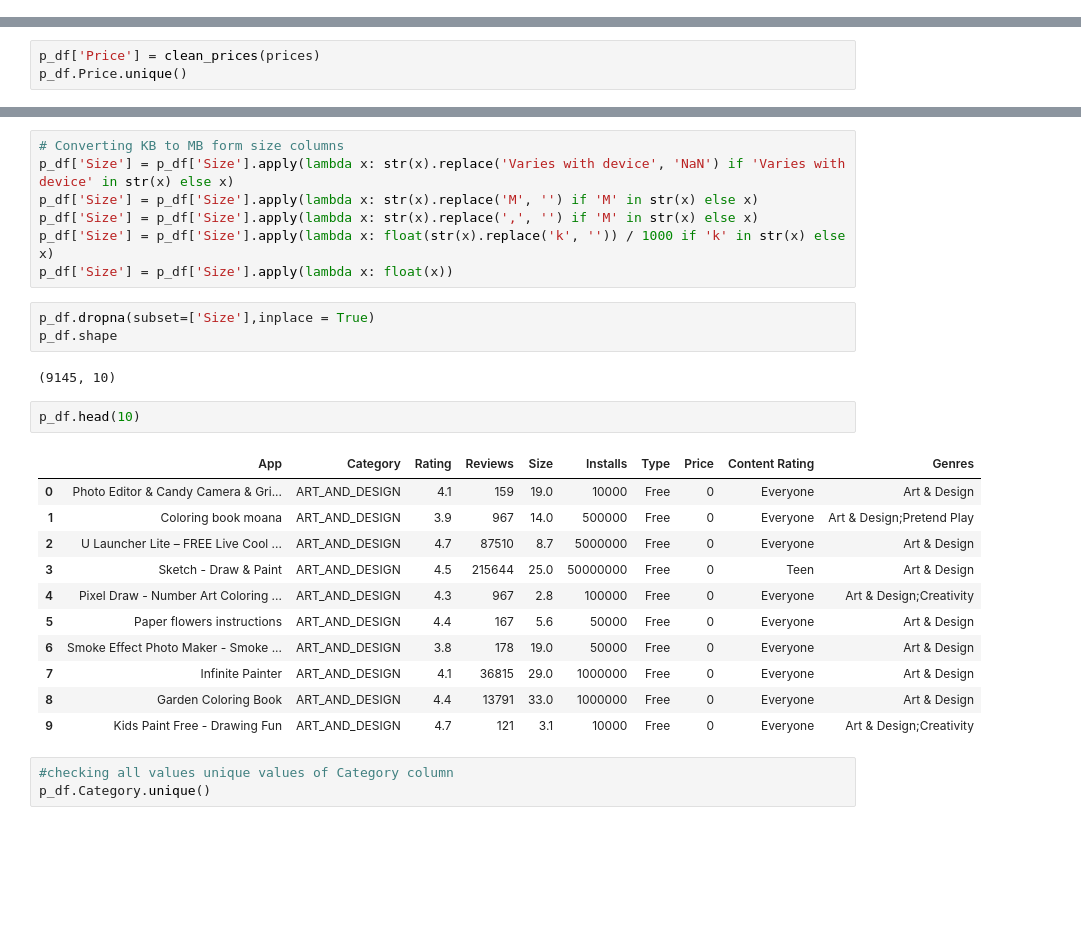
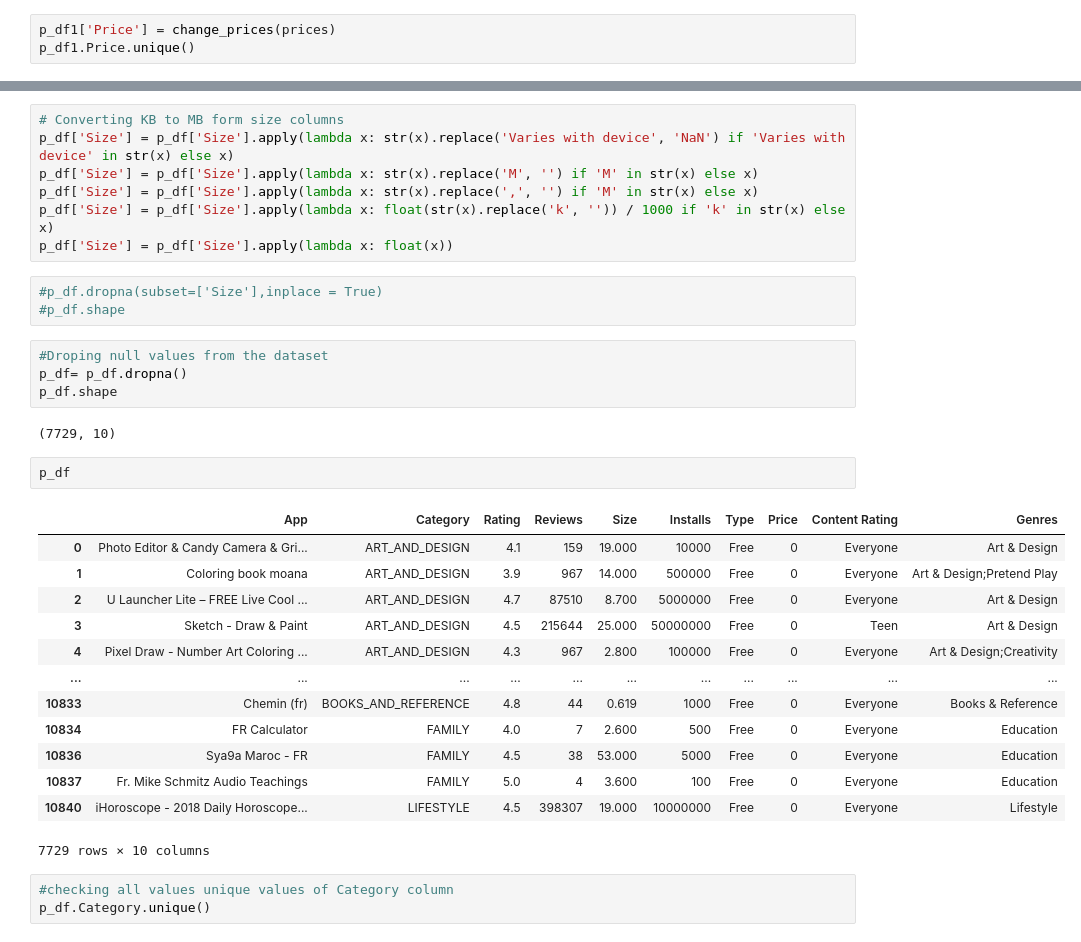
Before and after one commit to PatilTruptiU/EDA-PROJECT---Play-store-Analysis-, a Jupyter notebook: play_store_data_and_user_reviews_analysis_EDA_.ipynb, the cells around one changed output, grey strips where cells are left out. Saved outputs shown, nothing was run; the diff lists cells and outputs as text; blank space fills up the shorter version.

```diff
--- a/play_store_data_and_user_reviews_analysis_EDA_.ipynb
+++ b/play_store_data_and_user_reviews_analysis_EDA_.ipynb
@@ -182,0 +222,3 @@ p_df1.dropna()
+# %%
+p_df1['Price'] = change_prices(prices)
+p_df1.Price.unique()
@@ -203,3 +246,0 @@ def clean_prices(prices_list):
-# %%
-p_df['Price'] = clean_prices(prices)
-p_df.Price.unique()
@@ -229,24 +252,30 @@ p_df['Size'] = p_df['Size'].apply(lambda x: str(x).replace(',', '') if 'M' in st
 p_df['Size'] = p_df['Size'].apply(lambda x: float(str(x).replace('k', '')) / 1000 if 'k' in str(x) else x)
 p_df['Size'] = p_df['Size'].apply(lambda x: float(x))
 # %%
-p_df.dropna(subset=['Size'],inplace = True)
-p_df.shape
+#p_df.dropna(subset=['Size'],inplace = True)
+#p_df.shape
-# %% [output]
-(9145, 10)
+# %%
+#Droping null values from the dataset
+p_df= p_df.dropna()
+p_df.shape
+# %% [output]
+(7729, 10)
 # %%
-p_df.head(10)
+p_df
 # %% [output]
 |  | App | Category | Rating | Reviews | Size | Installs | Type | Price | Content Rating | Genres |
-| 0 | Photo Editor & Candy Camera & Gri... | ART_AND_DESIGN | 4.1 | 159 | 19.0 | 10000 | Free | 0 | Everyone | Art & Design |
-| 1 | Coloring book moana | ART_AND_DESIGN | 3.9 | 967 | 14.0 | 500000 | Free | 0 | Everyone | Art & Design;Pretend Play |
-| 2 | U Launcher Lite – FREE Live Cool ... | ART_AND_DESIGN | 4.7 | 87510 | 8.7 | 5000000 | Free | 0 | Everyone | Art & Design |
-| 3 | Sketch - Draw & Paint | ART_AND_DESIGN | 4.5 | 215644 | 25.0 | 50000000 | Free | 0 | Teen | Art & Design |
-| 4 | Pixel Draw - Number Art Coloring ... | ART_AND_DESIGN | 4.3 | 967 | 2.8 | 100000 | Free | 0 | Everyone | Art & Design;Creativity |
-| 5 | Paper flowers instructions | ART_AND_DESIGN | 4.4 | 167 | 5.6 | 50000 | Free | 0 | Everyone | Art & Design |
-| 6 | Smoke Effect Photo Maker - Smoke ... | ART_AND_DESIGN | 3.8 | 178 | 19.0 | 50000 | Free | 0 | Everyone | Art & Design |
-| 7 | Infinite Painter | ART_AND_DESIGN | 4.1 | 36815 | 29.0 | 1000000 | Free | 0 | Everyone | Art & Design |
-| 8 | Garden Coloring Book | ART_AND_DESIGN | 4.4 | 13791 | 33.0 | 1000000 | Free | 0 | Everyone | Art & Design |
-| 9 | Kids Paint Free - Drawing Fun | ART_AND_DESIGN | 4.7 | 121 | 3.1 | 10000 | Free | 0 | Everyone | Art & Design;Creativity |
+| 0 | Photo Editor & Candy Camera & Gri... | ART_AND_DESIGN | 4.1 | 159 | 19.000 | 10000 | Free | 0 | Everyone | Art & Design |
+| 1 | Coloring book moana | ART_AND_DESIGN | 3.9 | 967 | 14.000 | 500000 | Free | 0 | Everyone | Art & Design;Pretend Play |
+| 2 | U Launcher Lite – FREE Live Cool ... | ART_AND_DESIGN | 4.7 | 87510 | 8.700 | 5000000 | Free | 0 | Everyone | Art & Design |
+| 3 | Sketch - Draw & Paint | ART_AND_DESIGN | 4.5 | 215644 | 25.000 | 50000000 | Free | 0 | Teen | Art & Design |
+| 4 | Pixel Draw - Number Art Coloring ... | ART_AND_DESIGN | 4.3 | 967 | 2.800 | 100000 | Free | 0 | Everyone | Art & Design;Creativity |
+| ... | ... | ... | ... | ... | ... | ... | ... | ... | ... | ... |
+| 10833 | Chemin (fr) | BOOKS_AND_REFERENCE | 4.8 | 44 | 0.619 | 1000 | Free | 0 | Everyone | Books & Reference |
+| 10834 | FR Calculator | FAMILY | 4.0 | 7 | 2.600 | 500 | Free | 0 | Everyone | Education |
+| 10836 | Sya9a Maroc - FR | FAMILY | 4.5 | 38 | 53.000 | 5000 | Free | 0 | Everyone | Education |
+| 10837 | Fr. Mike Schmitz Audio Teachings | FAMILY | 5.0 | 4 | 3.600 | 100 | Free | 0 | Everyone | Education |
+| 10840 | iHoroscope - 2018 Daily Horoscope... | LIFESTYLE | 4.5 | 398307 | 19.000 | 10000000 | Free | 0 | Everyone | Lifestyle |
+7729 rows × 10 columns
 # %%
 #checking all values unique values of Category column
 p_df.Category.unique()
```
Also changed, not shown: parts of 66 cells of this notebook.
